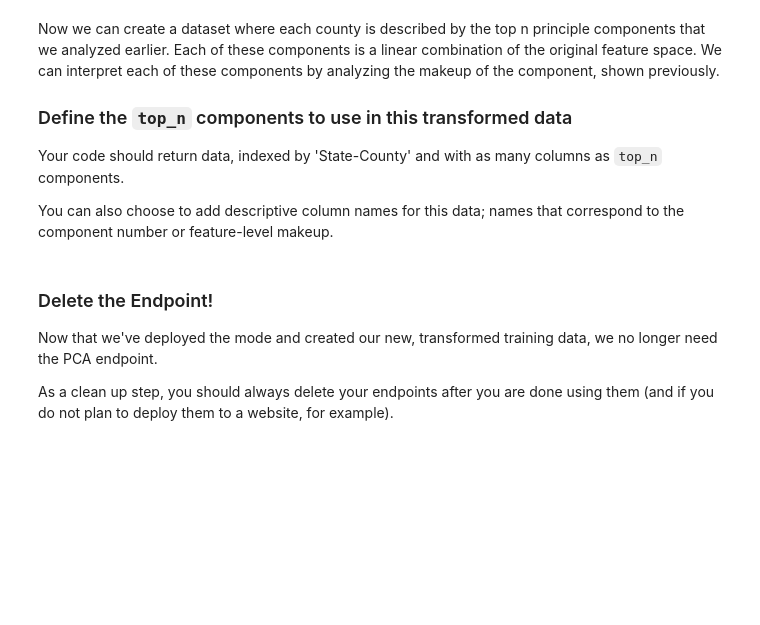
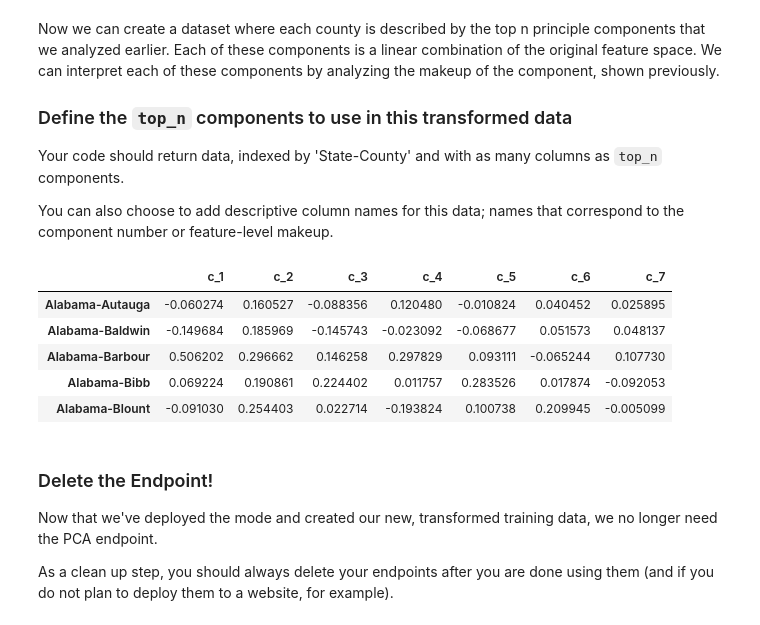
Before and after one commit to furyhawk/ML_SageMaker_Studies, a Jupyter notebook: Population_Segmentation/Pop_Segmentation_Exercise.ipynb, the cells around one changed output. Cells and saved outputs as stored; diff of their text form; code cells hidden in the pictures; blank space fills up the shorter version.

```diff
--- a/Population_Segmentation/Pop_Segmentation_Exercise.ipynb
+++ b/Population_Segmentation/Pop_Segmentation_Exercise.ipynb
@@ -510,7 +572,7 @@ def explained_variance(s, n_top_components):
 Test out your own code by seeing how it responds to different inputs; does it return a reasonable value for the single, top component? What about for the top 5 components?
 # %%
 # test cell
-n_top_components = 1 # select a value for the number of top components
+n_top_components = 7 # select a value for the number of top components
 
 # calculate the explained variance
 exp_variance = explained_variance(s, n_top_components)
@@ -609,7 +705,25 @@ def create_transformed_df(train_pca, counties_scaled, n_top_components):
 
     # your code here
 
-    pass
+        # create new dataframe to add data to
+    counties_transformed=pd.DataFrame()
+
+    # for each of our new, transformed data points
+    # append the component values to the dataframe
+    for data in train_pca:
+        # get component values for each data point
+        components=data.label['projection'].float32_tensor.values
+        counties_transformed=counties_transformed.append([list(components)])
+
+    # index by county, just like counties_scaled
+    counties_transformed.index=counties_scaled.index
+
+    # keep only the top n components
+    start_idx = N_COMPONENTS - n_top_components
+    counties_transformed = counties_transformed.iloc[:,start_idx:]
+
+    # reverse columns, component order
+    return counties_transformed.iloc[:, ::-1]
 # %% [markdown]
 Now we can create a dataset where each county is described by the top n principle components that we analyzed earlier. Each of these components is a linear combination of the original feature space. We can interpret each of these components by analyzing the makeup of the component, shown previously.
 
@@ -619,17 +733,25 @@ Your code should return data, indexed by 'State-County' and with as many columns
 
 You can also choose to add descriptive column names for this data; names that correspond to the component number or feature-level makeup.
 # %%
-## Specify top n
-top_n = None
+# specify top n
+top_n = 7
 
 # call your function and create a new dataframe
 counties_transformed = create_transformed_df(train_pca, counties_scaled, n_top_components=top_n)
 
-## TODO: Add descriptive column names
-
+# add descriptive columns
+PCA_list=['c_1', 'c_2', 'c_3', 'c_4', 'c_5', 'c_6', 'c_7']
+counties_transformed.columns=PCA_list
 
 # print result
 counties_transformed.head()
+# %% [output]
+|  | c_1 | c_2 | c_3 | c_4 | c_5 | c_6 | c_7 |
+| Alabama-Autauga | -0.060274 | 0.160527 | -0.088356 | 0.120480 | -0.010824 | 0.040452 | 0.025895 |
+| Alabama-Baldwin | -0.149684 | 0.185969 | -0.145743 | -0.023092 | -0.068677 | 0.051573 | 0.048137 |
+| Alabama-Barbour | 0.506202 | 0.296662 | 0.146258 | 0.297829 | 0.093111 | -0.065244 | 0.107730 |
+| Alabama-Bibb | 0.069224 | 0.190861 | 0.224402 | 0.011757 | 0.283526 | 0.017874 | -0.092053 |
+| Alabama-Blount | -0.091030 | 0.254403 | 0.022714 | -0.193824 | 0.100738 | 0.209945 | -0.005099 |
 # %% [markdown]
 ### Delete the Endpoint!
 
```
Also changed, not shown: parts of 33 cells of this notebook.
